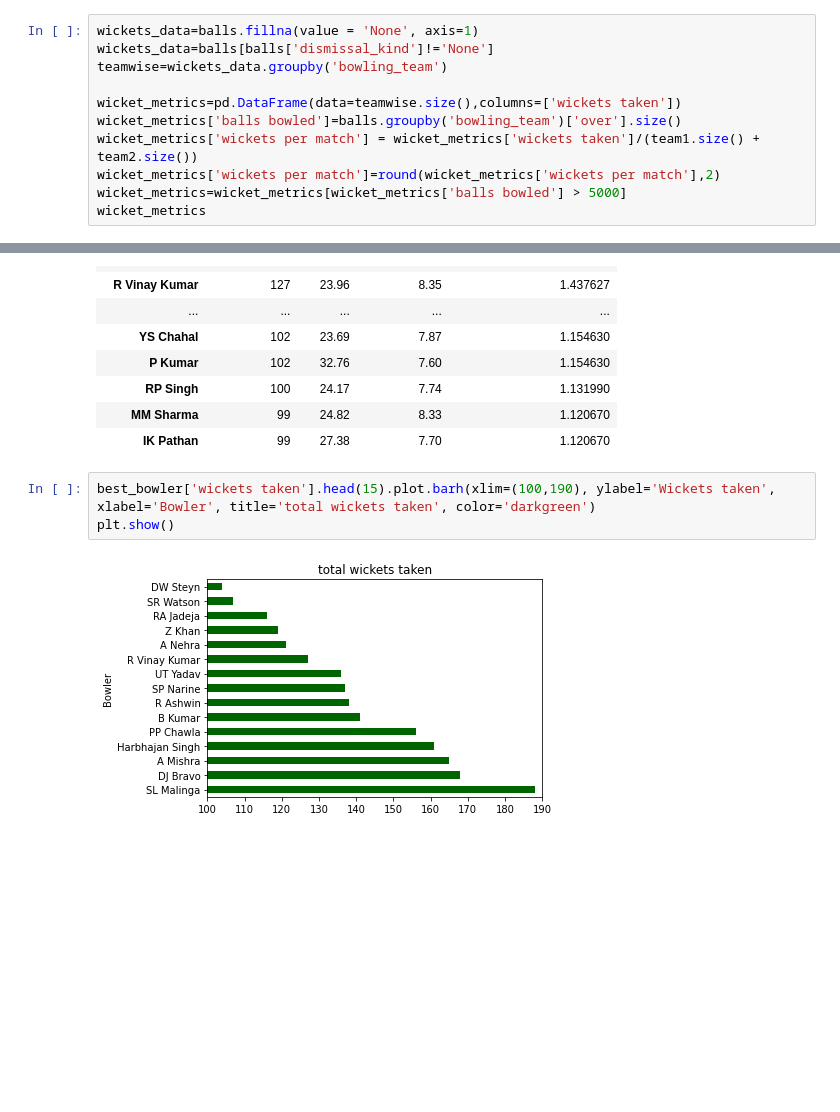
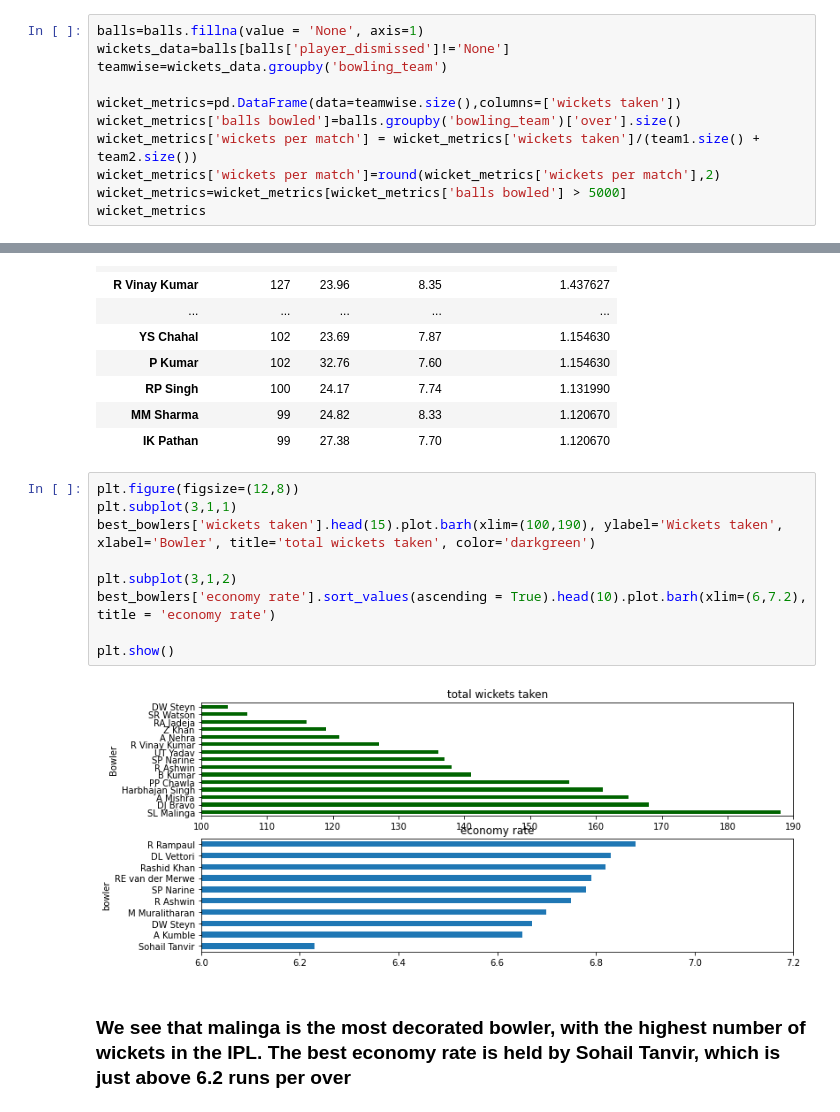
Before and after one commit to anshumaanshankar/GRIP, a Jupyter notebook: Task_5.ipynb, the cells around one changed output, grey strips where cells are left out. Drawn from its saved outputs; the diff is of its cells as text; blank space fills up the shorter version.

```diff
--- a/Task_5.ipynb
+++ b/Task_5.ipynb
@@ -232,8 +234,8 @@ array([nan, 'caught', 'bowled', 'run out', 'lbw', 'caught and bowled',
 # %% [markdown]
 ## Rate of taking wickets
 # %%
-wickets_data=balls.fillna(value = 'None', axis=1)
-wickets_data=balls[balls['dismissal_kind']!='None']
+balls=balls.fillna(value = 'None', axis=1)
+wickets_data=balls[balls['player_dismissed']!='None']
 teamwise=wickets_data.groupby('bowling_team')
 
 wicket_metrics=pd.DataFrame(data=teamwise.size(),columns=['wickets taken'])
@@ -358,7 +346,15 @@ best_bowlers.head(20)
 | MM Sharma | 99 | 24.82 | 8.33 | 1.120670 |
 | IK Pathan | 99 | 27.38 | 7.70 | 1.120670 |
 # %%
-best_bowler['wickets taken'].head(15).plot.barh(xlim=(100,190), ylabel='Wickets taken', xlabel='Bowler', title='total wickets taken', color='darkgreen')
+plt.figure(figsize=(12,8))
+plt.subplot(3,1,1)
+best_bowlers['wickets taken'].head(15).plot.barh(xlim=(100,190), ylabel='Wickets taken', xlabel='Bowler', title='total wickets taken', color='darkgreen')
+
+plt.subplot(3,1,2)
+best_bowlers['economy rate'].sort_values(ascending = True).head(10).plot.barh(xlim=(6,7.2), title = 'economy rate')
+
 plt.show()
 # %% [output]
-[figure, old version]
+[figure, new version]
+# %% [markdown]
+### We see that malinga is the most decorated bowler, with the highest number of wickets in the IPL. The best economy rate is held by Sohail Tanvir, which is just above 6.2 runs per over
```
Also changed, not shown: parts of 18 cells of this notebook.
